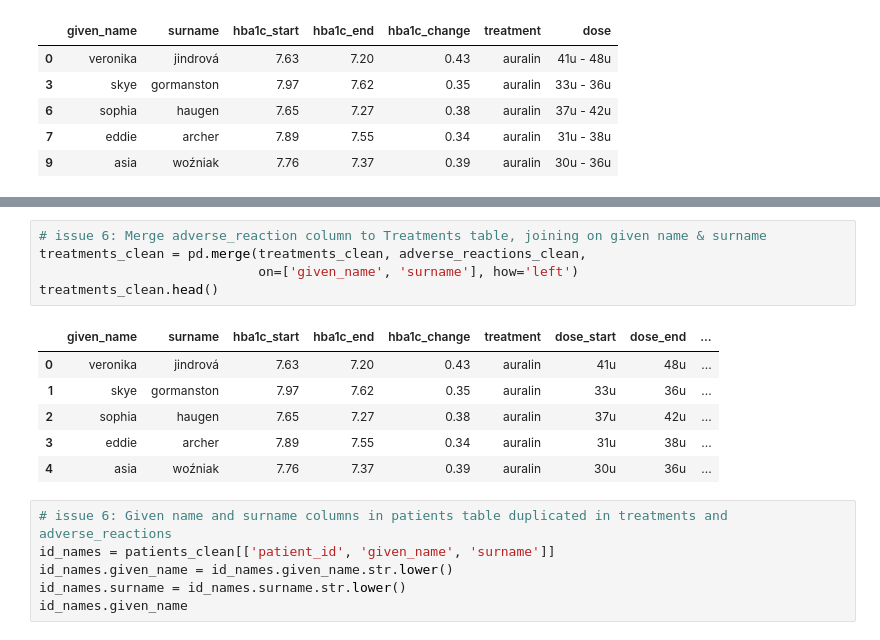
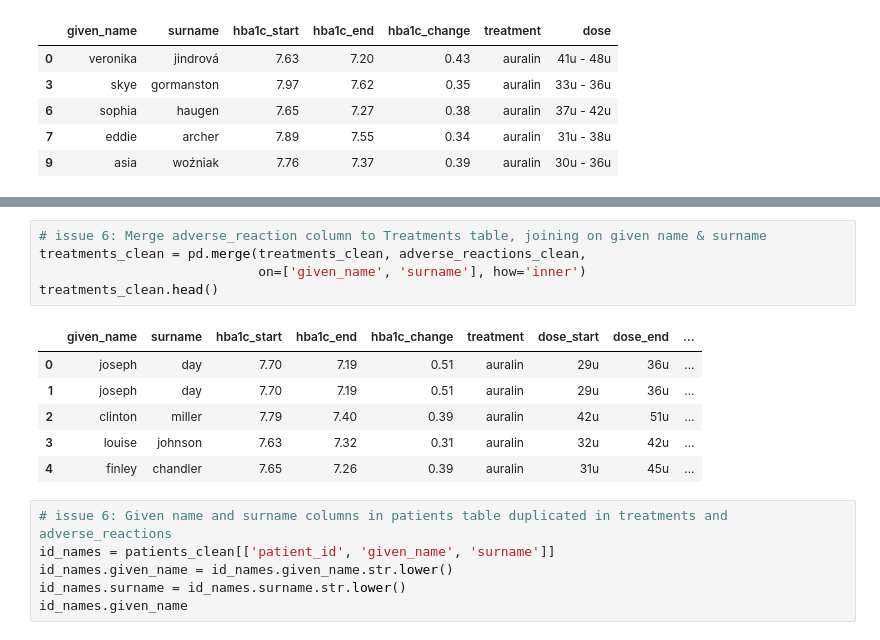
Before and after one commit to jacyee/insulin-drug-analysis, a Jupyter notebook: insulin_drug.ipynb, the cells around one changed output, grey strips where cells are left out. Cells and saved outputs as stored; diff of their text form.

```diff
--- a/insulin_drug.ipynb
+++ b/insulin_drug.ipynb
@@ -544,15 +544,15 @@ treatments_clean.sample(5)
 # %%
 # issue 6: Merge adverse_reaction column to Treatments table, joining on given name & surname
 treatments_clean = pd.merge(treatments_clean, adverse_reactions_clean,
-                            on=['given_name', 'surname'], how='left')
+                            on=['given_name', 'surname'], how='inner')
 treatments_clean.head()
 # %% [output]
 |  | given_name | surname | hba1c_start | hba1c_end | hba1c_change | treatment | dose_start | dose_end | ... |
-| 0 | veronika | jindrová | 7.63 | 7.20 | 0.43 | auralin | 41u | 48u | ... |
-| 1 | skye | gormanston | 7.97 | 7.62 | 0.35 | auralin | 33u | 36u | ... |
-| 2 | sophia | haugen | 7.65 | 7.27 | 0.38 | auralin | 37u | 42u | ... |
-| 3 | eddie | archer | 7.89 | 7.55 | 0.34 | auralin | 31u | 38u | ... |
-| 4 | asia | woźniak | 7.76 | 7.37 | 0.39 | auralin | 30u | 36u | ... |
+| 0 | joseph | day | 7.70 | 7.19 | 0.51 | auralin | 29u | 36u | ... |
+| 1 | joseph | day | 7.70 | 7.19 | 0.51 | auralin | 29u | 36u | ... |
+| 2 | clinton | miller | 7.79 | 7.40 | 0.39 | auralin | 42u | 51u | ... |
+| 3 | louise | johnson | 7.63 | 7.32 | 0.31 | auralin | 32u | 42u | ... |
+| 4 | finley | chandler | 7.65 | 7.26 | 0.39 | auralin | 31u | 45u | ... |
 # %%
 # issue 6: Given name and surname columns in patients table duplicated in treatments and adverse_reactions
 id_names = patients_clean[['patient_id', 'given_name', 'surname']]
```
Also changed, not shown: parts of 16 cells of this notebook.
